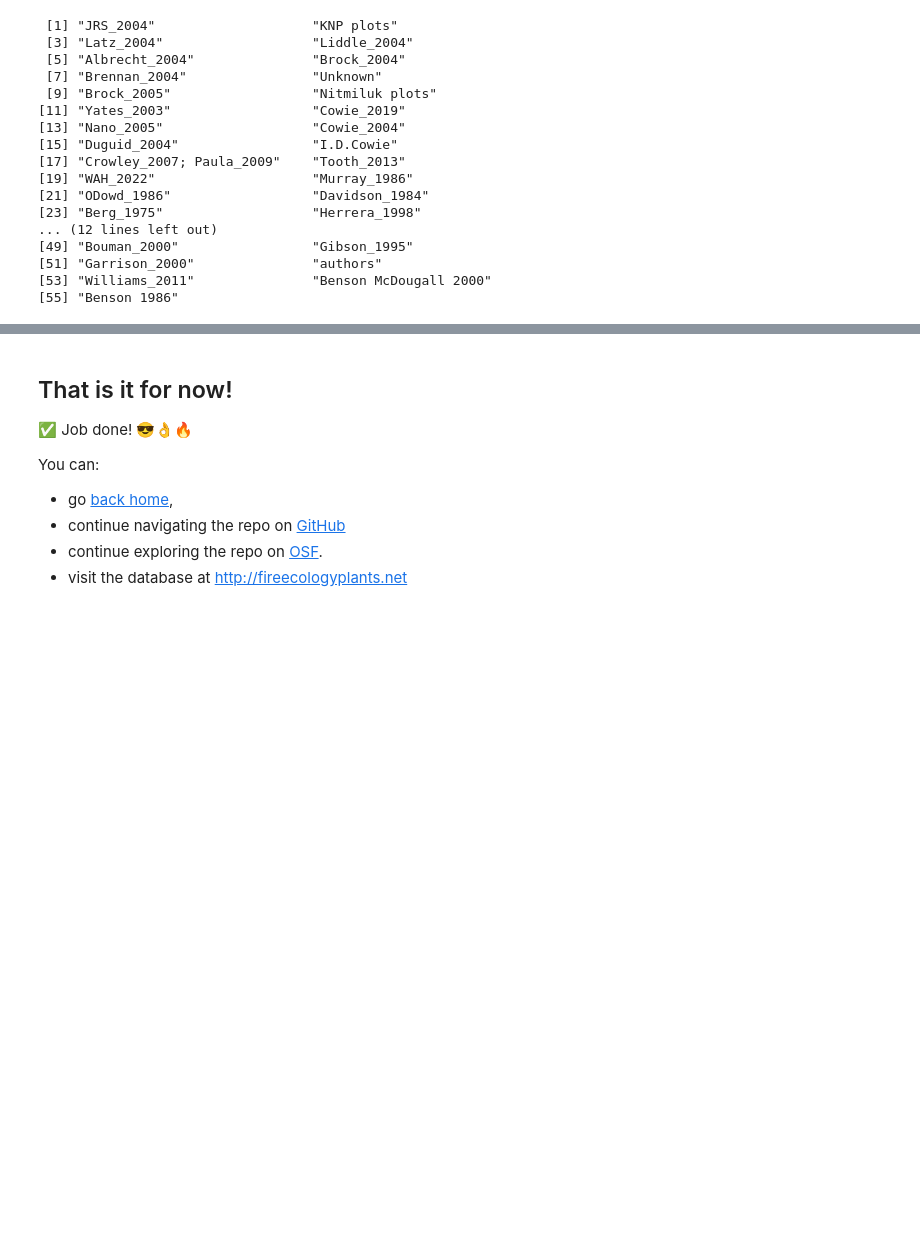
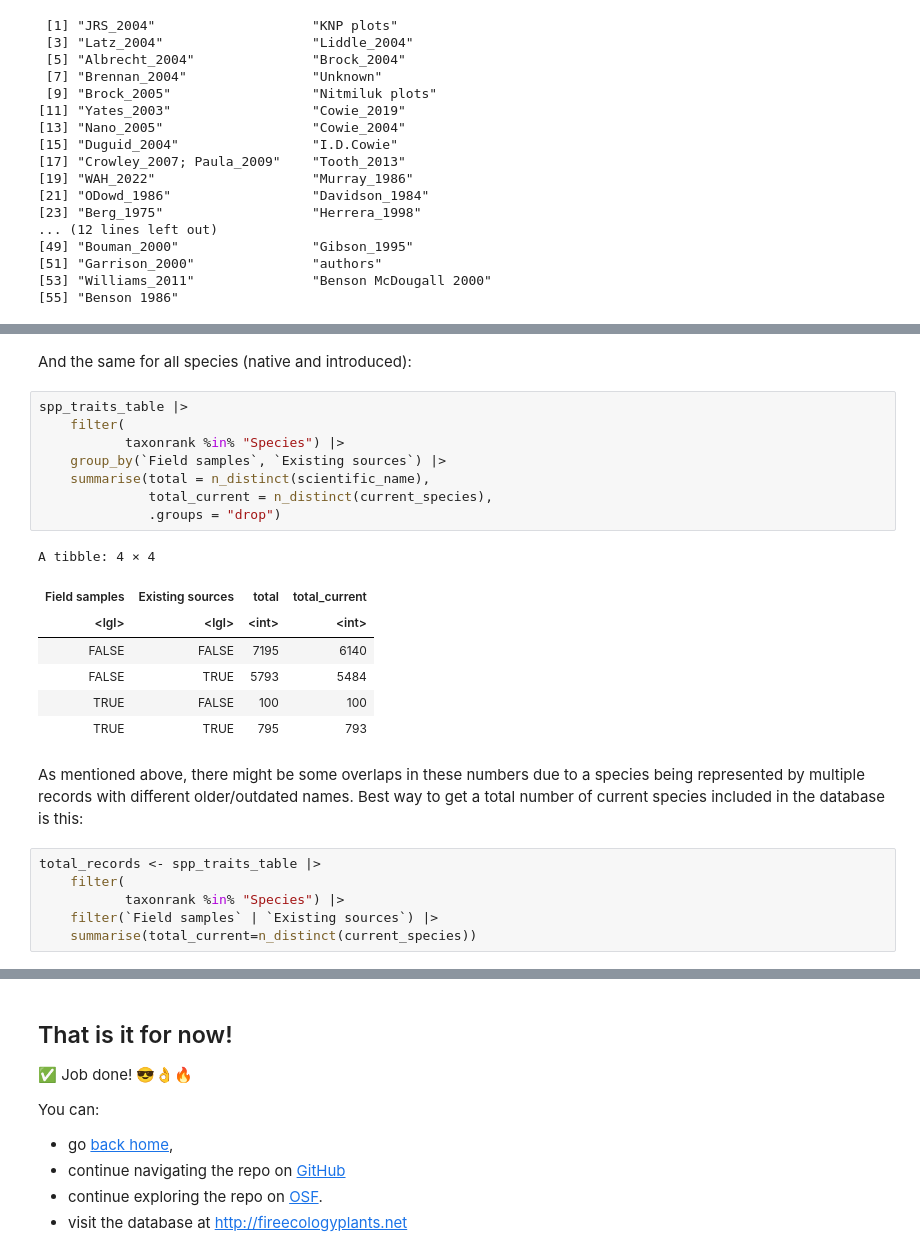
Before and after one commit to ces-unsw-edu-au/fireveg-analysis, a Jupyter notebook: Notebooks/Overview-taxonomic-coverage.ipynb, the cells around one changed output, grey strips where cells are left out. Saved outputs shown, nothing was run; the diff lists cells and outputs as text; blank space fills up the shorter version.

```diff
--- a/Notebooks/Overview-taxonomic-coverage.ipynb
+++ b/Notebooks/Overview-taxonomic-coverage.ipynb
@@ -439,0 +465,26 @@ A tibble: 2 × 8
+# %% [markdown]
+And the same for all species (native and introduced):
+# %%
+spp_traits_table |>
+    filter(
+           taxonrank %in% "Species") |>
+    group_by(`Field samples`, `Existing sources`) |>
+    summarise(total = n_distinct(scientific_name),
+              total_current = n_distinct(current_species),
+              .groups = "drop")
+# %% [output]
+A tibble: 4 × 4
+| Field samples | Existing sources | total | total_current |
+| <lgl> | <lgl> | <int> | <int> |
+| FALSE | FALSE | 7195 | 6140 |
+| FALSE | TRUE | 5793 | 5484 |
+| TRUE | FALSE | 100 | 100 |
+| TRUE | TRUE | 795 | 793 |
+# %% [markdown]
+As mentioned above, there might be some overlaps in these numbers due to a species being represented by multiple records with different older/outdated names. Best way to get a total number of current species included in the database is this:
+# %%
+total_records <- spp_traits_table |>
+    filter(
+           taxonrank %in% "Species") |>
+    filter(`Field samples` | `Existing sources`) |>
+    summarise(total_current=n_distinct(current_species))
```
Also changed, not shown: parts of 58 cells of this notebook.
